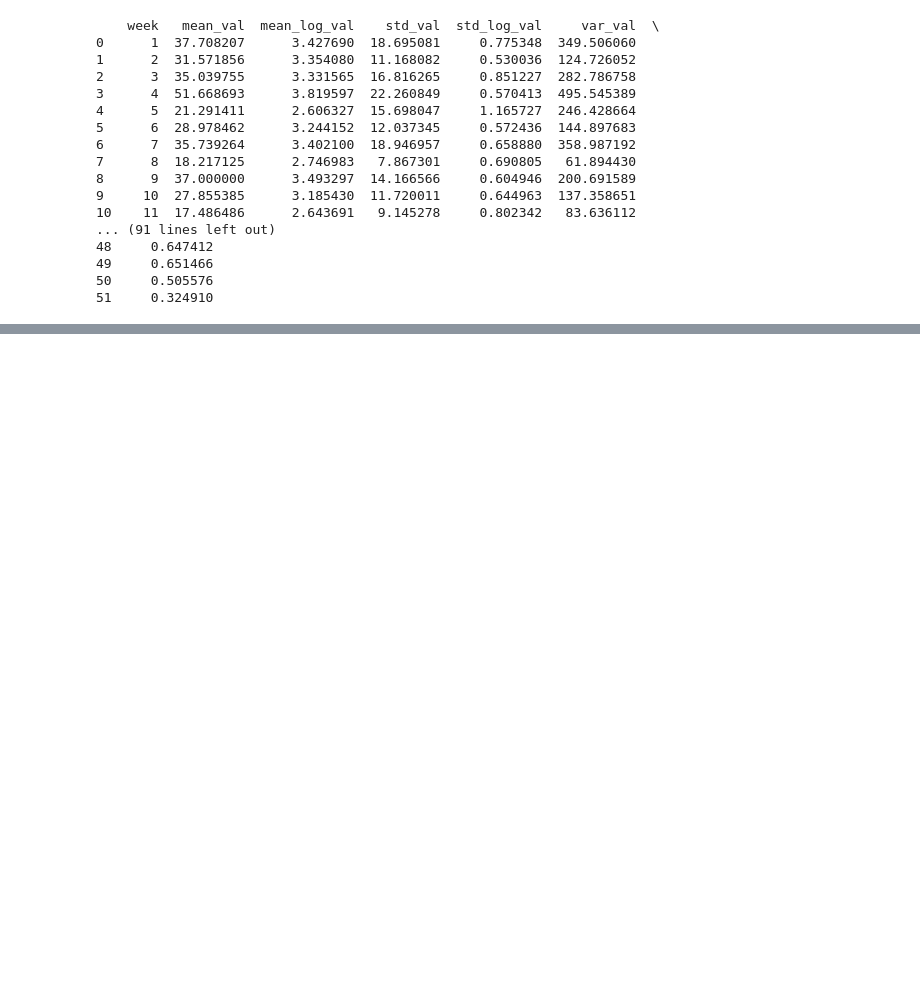
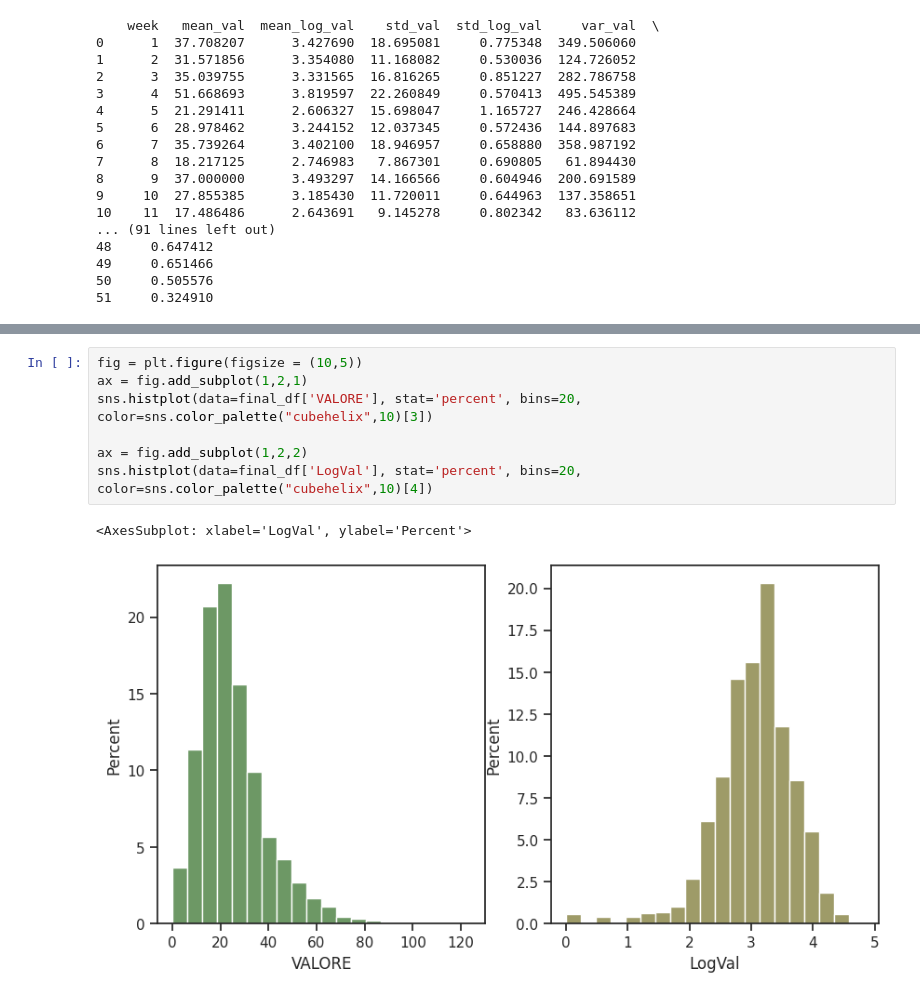
Before and after one commit to CostanzaCantalini/bayes_colab, a Jupyter notebook: data/analisi_esplorativa_tesi.ipynb, the cells around one changed output, grey strips where cells are left out. Saved outputs shown, nothing was run; the diff lists cells and outputs as text; blank space fills up the shorter version.

```diff
--- a/data/analisi_esplorativa_tesi.ipynb
+++ b/data/analisi_esplorativa_tesi.ipynb
@@ -161,0 +168,10 @@ sns.pairplot(week_stats_df[['week','mean_log_val','std_log_val','var_log_val']])
+# %%
+fig = plt.figure(figsize = (10,5))
+ax = fig.add_subplot(1,2,1)
+sns.histplot(data=final_df['VALORE'], stat='percent', bins=20, color=sns.color_palette("cubehelix",10)[3])
+
+ax = fig.add_subplot(1,2,2)
+sns.histplot(data=final_df['LogVal'], stat='percent', bins=20, color=sns.color_palette("cubehelix",10)[4])
+# %% [output]
+<AxesSubplot: xlabel='LogVal', ylabel='Percent'>
+[figure, added]
```
Also changed, not shown: parts of 8 cells of this notebook.
